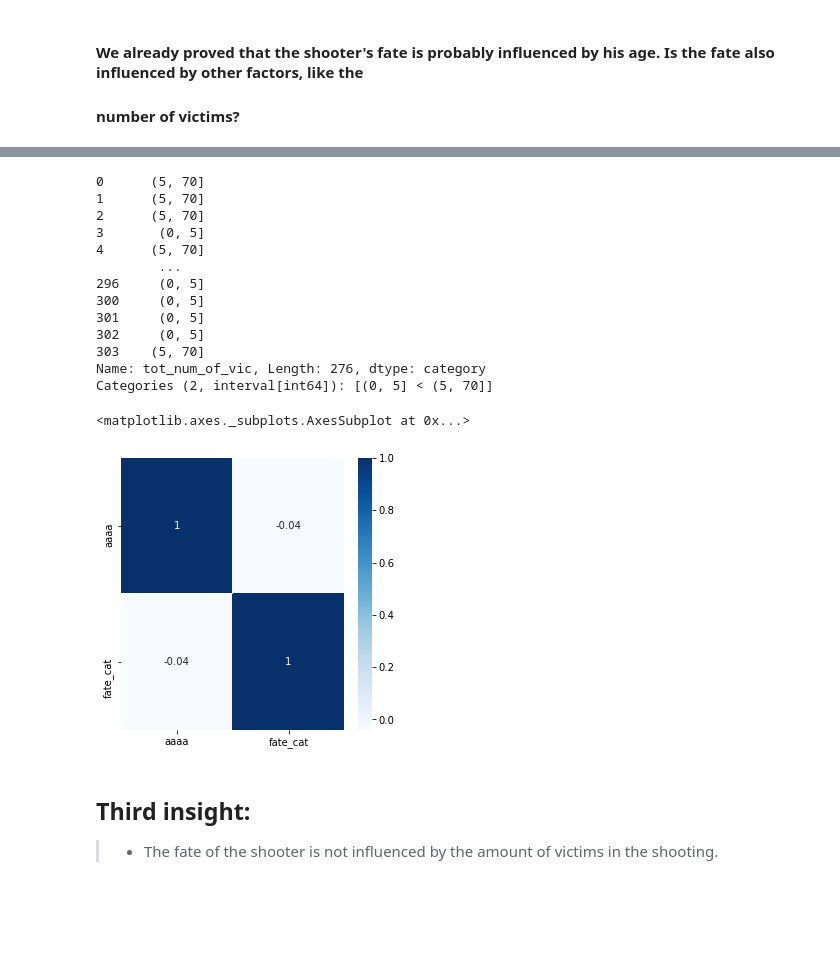
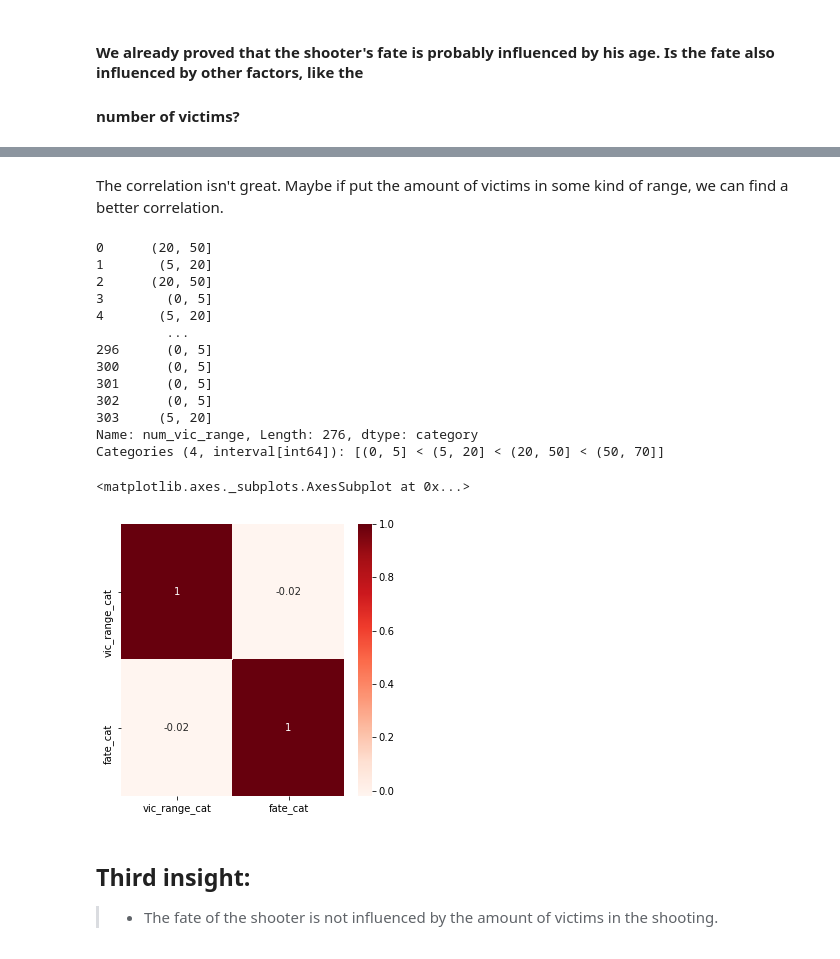
Before and after one commit to neimad2020/end_project, a Jupyter notebook: Project_data.ipynb, the cells around one changed output, grey strips where cells are left out. Saved outputs shown, nothing was run; the diff lists cells and outputs as text; code cells hidden in the pictures; blank space fills up the shorter version.

```diff
--- a/Project_data.ipynb
+++ b/Project_data.ipynb
@@ -360,30 +397,31 @@ Government facility: 41.95
+# %% [markdown]
+The correlation isn't great. Maybe if put the amount of victims in some kind of range, we can find a better correlation.
 # %%
-data['tot_num_of_vic'] = pd.cut(data['Total Number of Victims'], [0, 5, 70])
-data['tot_num_of_vic']
+data['num_vic_range'] = pd.cut(data['Total Number of Victims'], [0, 5, 20, 50, 70])
+data['num_vic_range']
 # %% [output]
-0      (5, 70]
-1      (5, 70]
-2      (5, 70]
-3       (0, 5]
-4      (5, 70]
-        ...
-296     (0, 5]
-300     (0, 5]
-301     (0, 5]
-302     (0, 5]
-303    (5, 70]
-Name: tot_num_of_vic, Length: 276, dtype: category
-Categories (2, interval[int64]): [(0, 5] < (5, 70]]
+0      (20, 50]
+1       (5, 20]
+2      (20, 50]
+3        (0, 5]
+4       (5, 20]
+         ...
+296      (0, 5]
+300      (0, 5]
+301      (0, 5]
+302      (0, 5]
+303     (5, 20]
+Name: num_vic_range, Length: 276, dtype: category
+Categories (4, interval[int64]): [(0, 5] < (5, 20] < (20, 50] < (50, 70]]
 # %%
-data["fate_cat"]=data["Fate of Shooter at the scene"].astype("category").cat.codes
-data['aaaa']=data["tot_num_of_vic"].astype("category").cat.codes
-features=["aaaa","fate_cat"]
+data['vic_range_cat']=data["num_vic_range"].astype("category").cat.codes
+features=["vic_range_cat","fate_cat"]
 correlation=data[features].corr().round(2)
 plt.figure(1, figsize=(5,5))
-sns.heatmap(data=correlation, cmap="Blues", annot=True)
+sns.heatmap(data=correlation, cmap="Reds", annot=True)
 # %% [output]
 <matplotlib.axes._subplots.AxesSubplot at 0x...>
-[figure, old version]
+[figure, new version]
 # %% [markdown]
 ## Third insight:
 > - The fate of the shooter is not influenced by the amount of victims in the shooting.
```
Also changed, not shown: parts of 18 cells of this notebook.
